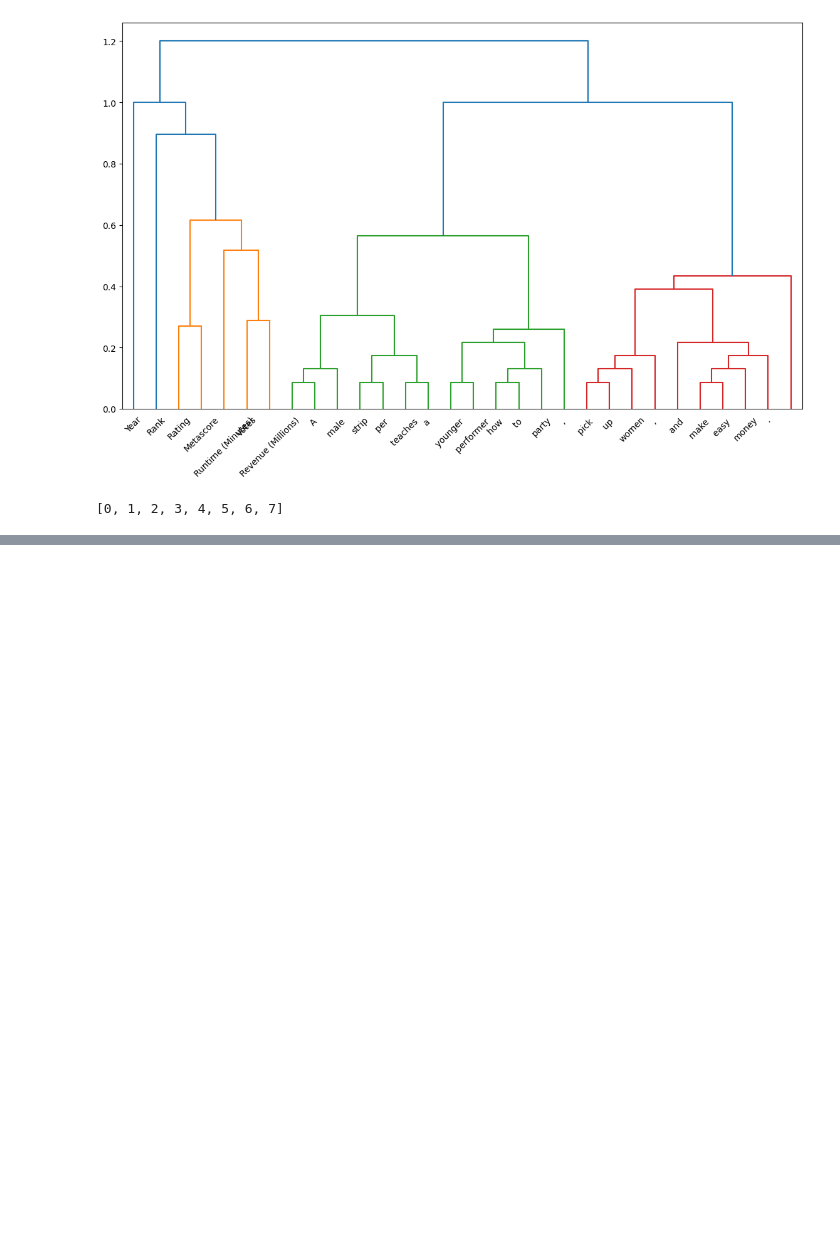
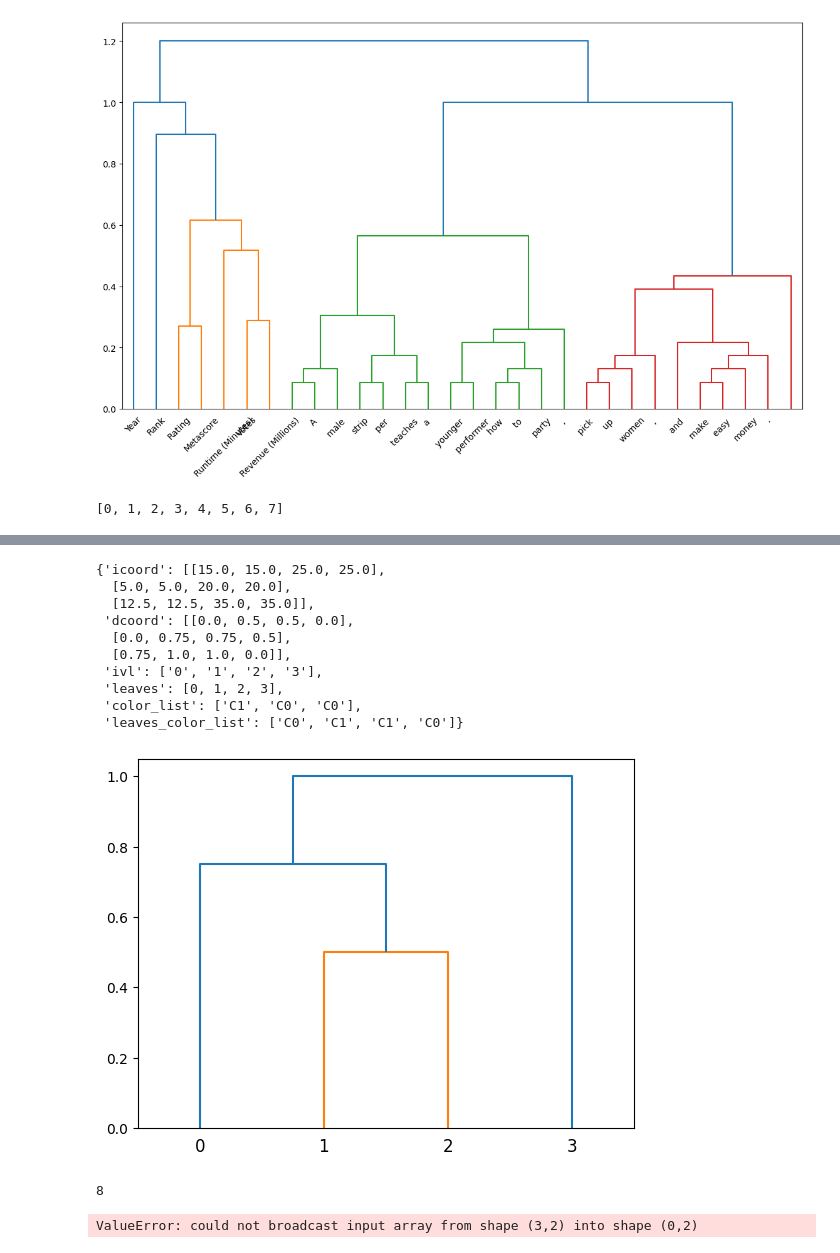
Before and after one commit to jameswburton18/TextNTabularExplanations, a Jupyter notebook: notebooks/test.ipynb, the cells around one changed output, grey strips where cells are left out. Cells and saved outputs as stored; diff of their text form; code cells hidden in the pictures; blank space fills up the shorter version.

Commit message:
testing dendograms

```diff
--- a/notebooks/test.ipynb
+++ b/notebooks/test.ipynb
@@ -182,0 +314,67 @@ idxs
+# %%
+pt0 = np.array([[1.0, 2.0, 0.5, 2.0], [0.0, 4.0, 0.75, 3.0], [5.0, 3.0, 1.0, 4.0]])
+pt1 = np.array([[0.0, 1.0, 1.0, 2.0]])
+pt2 = np.array([[0.0, 1.0, 0.66666667, 2.0], [3.0, 2.0, 1.0, 3.0]])
+dendrogram(pt0)
+# %% [output]
+{'icoord': [[15.0, 15.0, 25.0, 25.0],
+  [5.0, 5.0, 20.0, 20.0],
+  [12.5, 12.5, 35.0, 35.0]],
+ 'dcoord': [[0.0, 0.5, 0.5, 0.0],
+  [0.0, 0.75, 0.75, 0.5],
+  [0.75, 1.0, 1.0, 0.0]],
+ 'ivl': ['0', '1', '2', '3'],
+ 'leaves': [0, 1, 2, 3],
+ 'color_list': ['C1', 'C0', 'C0'],
+ 'leaves_color_list': ['C0', 'C1', 'C1', 'C0']}
+[figure, added]
+# %%
+len(pt0)
+# %% [output]
+8
+# %%
+pts = [pt0]  # , pt1 , pt2]
+# def join_dendograms(pts):
+n_leaves = [int(max(pt[:, 3])) for pt in pts]
+n_groups = [len(pt) for pt in pts]
+
+pt_join = np.zeros((sum(n_groups) + len(pts) - 1, 4))
+pt_join[: n_groups[0], :2] = np.where(
+    pts[0][:, :2] < n_leaves[0],
+    pts[0][:, :2],
+    pts[0][:, :2] + sum(n_leaves) - n_leaves[0],
+)
+g_cs = np.cumsum(n_groups)
+l_cs = np.cumsum(n_leaves)
+for pt, i in zip(pts[1:], range(1, len(pts))):
+    pt_join[g_cs[i - 1]: g_cs[i], :2] = np.where(
+        pt[:, :2] < n_leaves[i],
+        pt[:, :2] + l_cs[i - 1],
+        pt[:, :2] + l_cs[i - 1] + g_cs[i - 1],
+    )
+
+# 3rd and 4th columns are left unchanged
+pt_join[: -(len(pts) - 1), 2:] = np.concatenate([pt[:, 2:] for pt in pts])
+pt_join[:, 2] = pt_join[:, 3]
+pt_join[:, 2] /= pt_join[:, 2].max()
+
+top_nodes = [i + sum(n_leaves) - 1 for i in g_cs]
+top_groups = [i + -1 for i in g_cs]
+n_in_top_nodes = list(pt_join[[i + -1 for i in g_cs], -1])
+joiner_rows = []
+while len(top_nodes) > 1:
+    first_two = sum(n_in_top_nodes[:2])
+    joiner_row = top_nodes[:2] + [0, first_two]
+    joiner_rows.append(joiner_row)
+    top_nodes = top_nodes[2:]
+    n_in_top_nodes = n_in_top_nodes[2:]
+    if len(top_nodes) > 0:
+        top_nodes.insert(0, top_nodes[-1] + len(joiner_rows))
+        n_in_top_nodes.insert(0, first_two)
+sum(n_leaves)
+pt_join[g_cs[-1]:] = np.array(joiner_rows)
+pt_join[:, 2] = pt_join[:, 3]
+pt_join[:, 2] /= pt_join[:, 2].max()
+# return pt_join
+# %% [output]
+ValueError: could not broadcast input array from shape (3,2) into shape (0,2)
```
Also changed, not shown: parts of 8 cells of this notebook.
